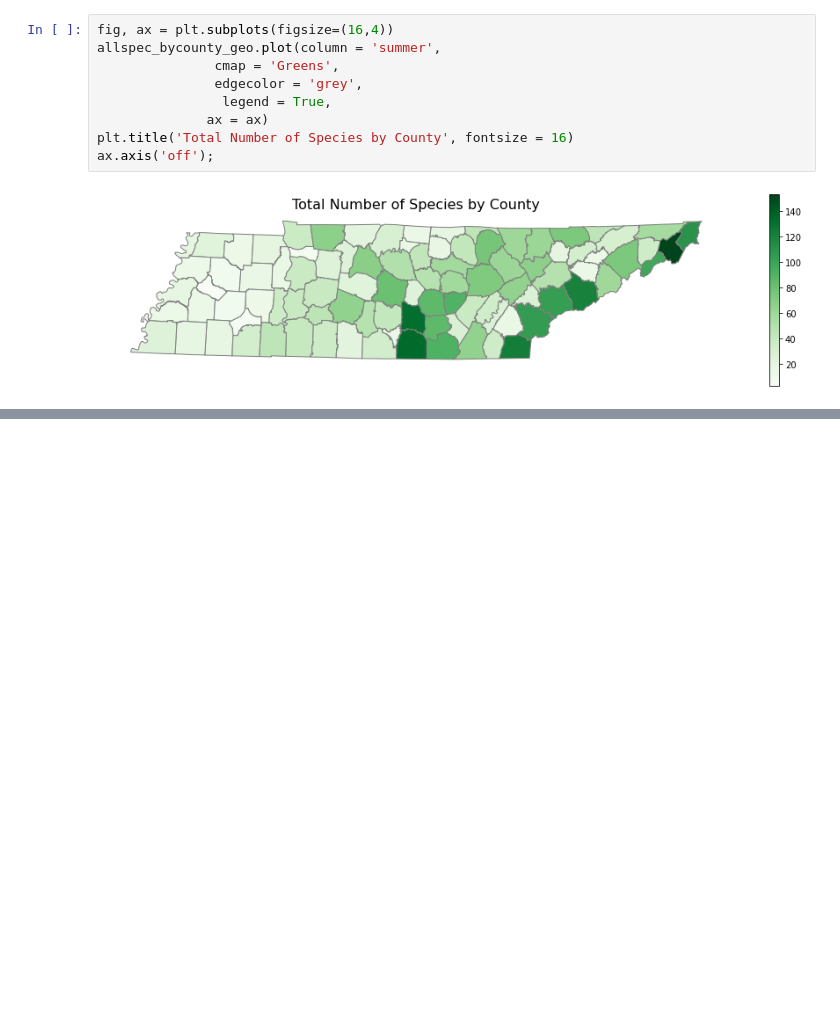
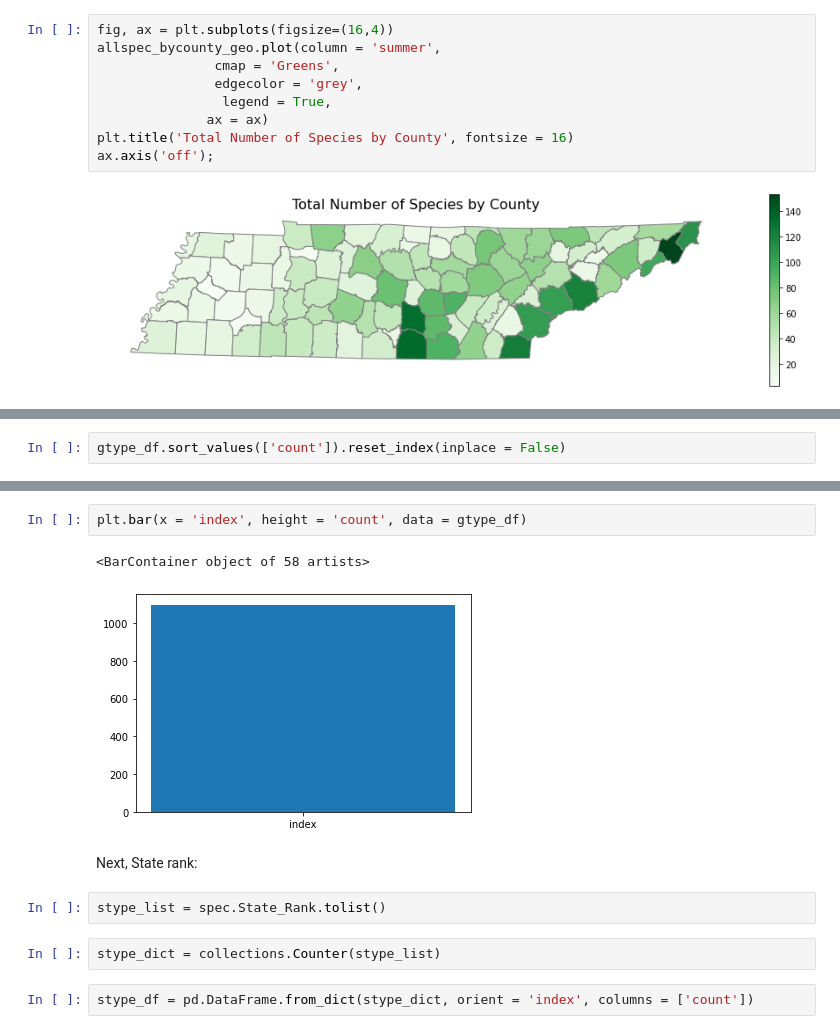
Before and after one commit to jomccall/Species-Diversity-in-Tennessee, a Jupyter notebook: notebooks/Exploration Counties Data.ipynb, the cells around one changed output, grey strips where cells are left out. Saved outputs shown, nothing was run; the diff lists cells and outputs as text; blank space fills up the shorter version.

```diff
--- a/notebooks/Exploration Counties Data.ipynb
+++ b/notebooks/Exploration Counties Data.ipynb
@@ -168,0 +138,2 @@ gtype_df.sort_values(['count']).plot(kind = 'bar',
+# %%
+gtype_df.sort_values(['count']).reset_index(inplace = False)
@@ -168,0 +171,13 @@ gtype_df.sort_values(['count']).plot(kind = 'bar',
+# %%
+plt.bar(x = 'index', height = 'count', data = gtype_df)
+# %% [output]
+<BarContainer object of 58 artists>
+[figure, added]
+# %% [markdown]
+Next, State rank:
+# %%
+stype_list = spec.State_Rank.tolist()
+# %%
+stype_dict = collections.Counter(stype_list)
+# %%
+stype_df = pd.DataFrame.from_dict(stype_dict, orient = 'index', columns = ['count'])
```
Also changed, not shown: parts of 32 cells of this notebook.
